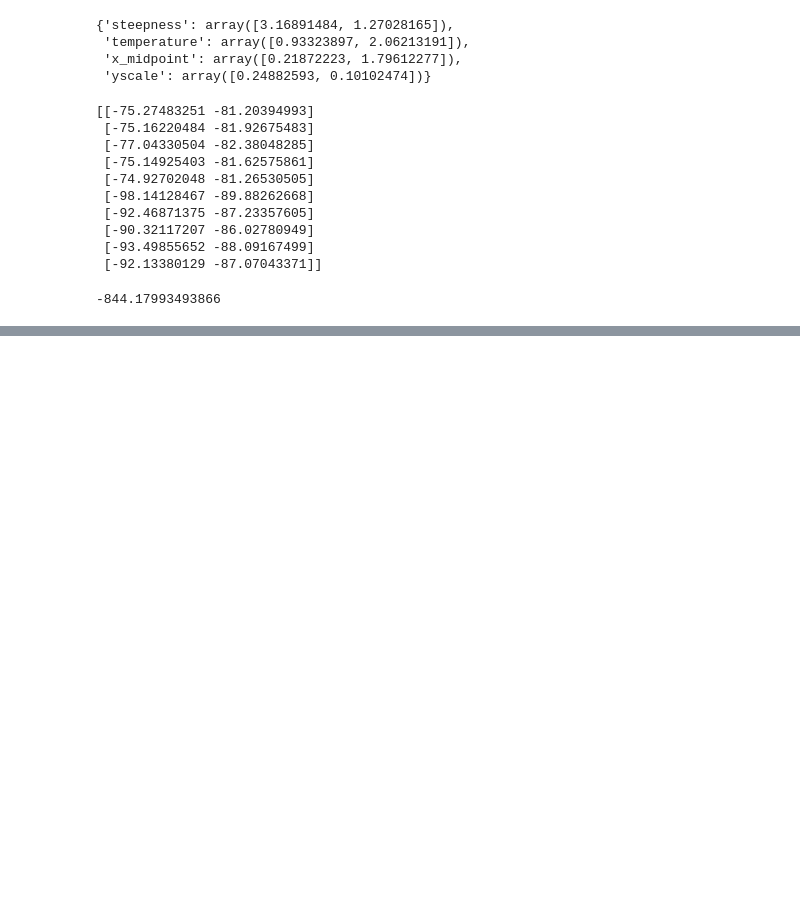
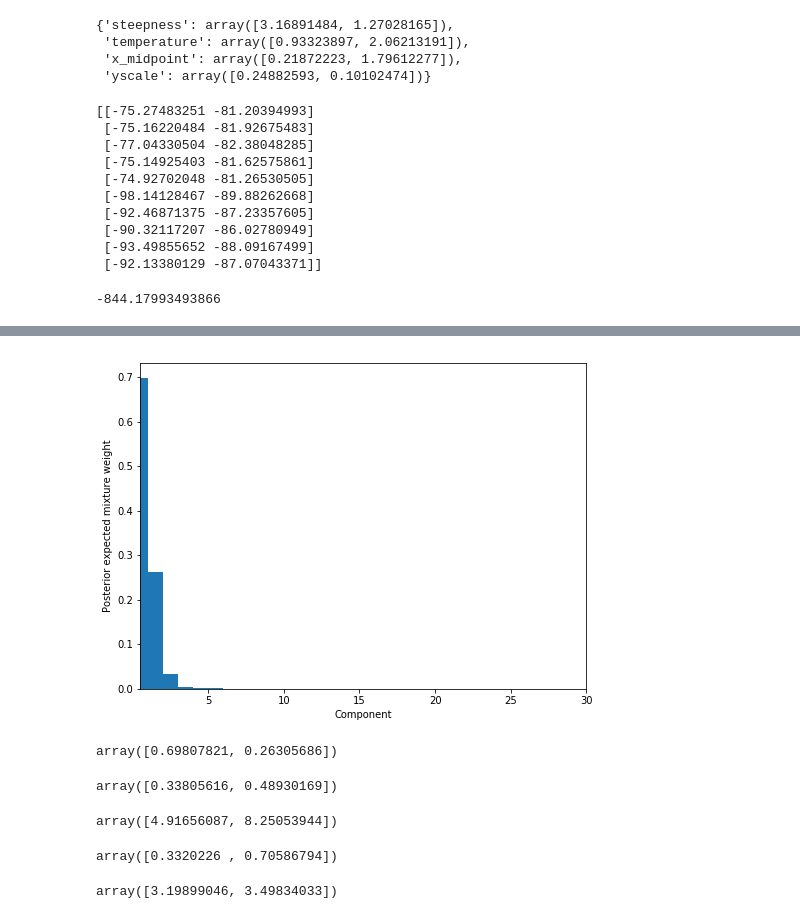
Before and after one commit to bmontambault/Active-Learning, a Jupyter notebook: individual_differences/Phase UCB Mixture Tests.ipynb, the cells around one changed output, grey strips where cells are left out. Saved outputs shown, nothing was run; the diff lists cells and outputs as text; code cells hidden in the pictures; blank space fills up the shorter version.

```diff
--- a/individual_differences/Phase UCB Mixture Tests.ipynb
+++ b/individual_differences/Phase UCB Mixture Tests.ipynb
@@ -180,0 +242,33 @@ print (c1)
+# %%
+fig, ax = plt.subplots(figsize=(8, 6))
+
+plot_w = np.arange(k) + 1
+
+ax.bar(plot_w - 0.5, inf_mix_trace['w'].mean(axis=0), width=1., lw=0);
+
+ax.set_xlim(0.5, k);
+ax.set_xlabel('Component');
+
+ax.set_ylabel('Posterior expected mixture weight');
+# %% [output]
+[figure, added]
+# %%
+inf_mix_trace['w'].mean(axis=0)[:2]
+# %% [output]
+array([0.69807821, 0.26305686])
+# %%
+inf_mix_trace['steepness'].mean(axis=0)[:2]
+# %% [output]
+array([0.33805616, 0.48930169])
+# %%
+inf_mix_trace['x_midpoint'].mean(axis=0)[:2]
+# %% [output]
+array([4.91656087, 8.25053944])
+# %%
+inf_mix_trace['yscale'].mean(axis=0)[:2]
+# %% [output]
+array([0.3320226 , 0.70586794])
+# %%
+inf_mix_trace['temperature'].mean(axis=0)[:2]
+# %% [output]
+array([3.19899046, 3.49834033])
```
Also changed, not shown: parts of 5 cells of this notebook.
